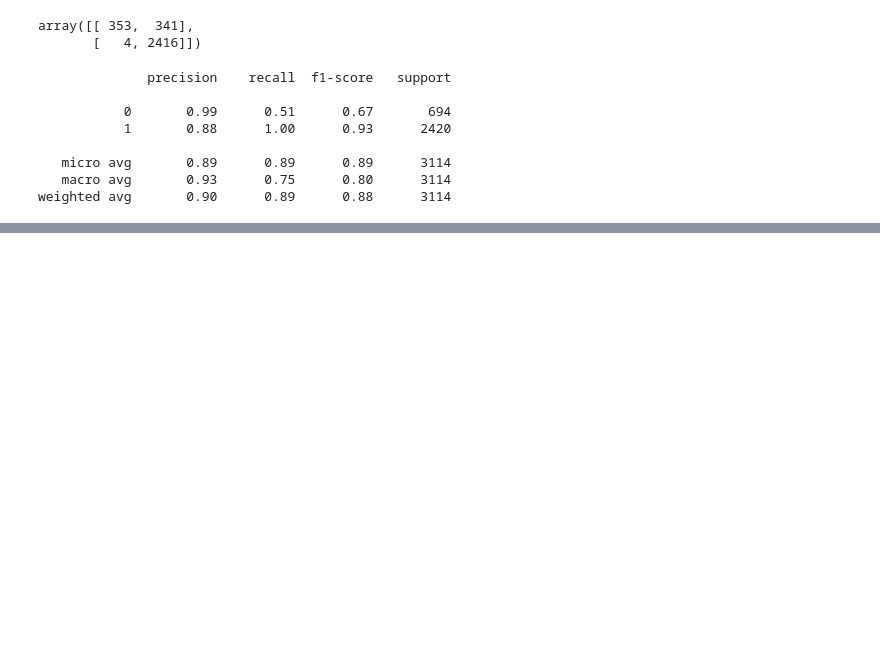
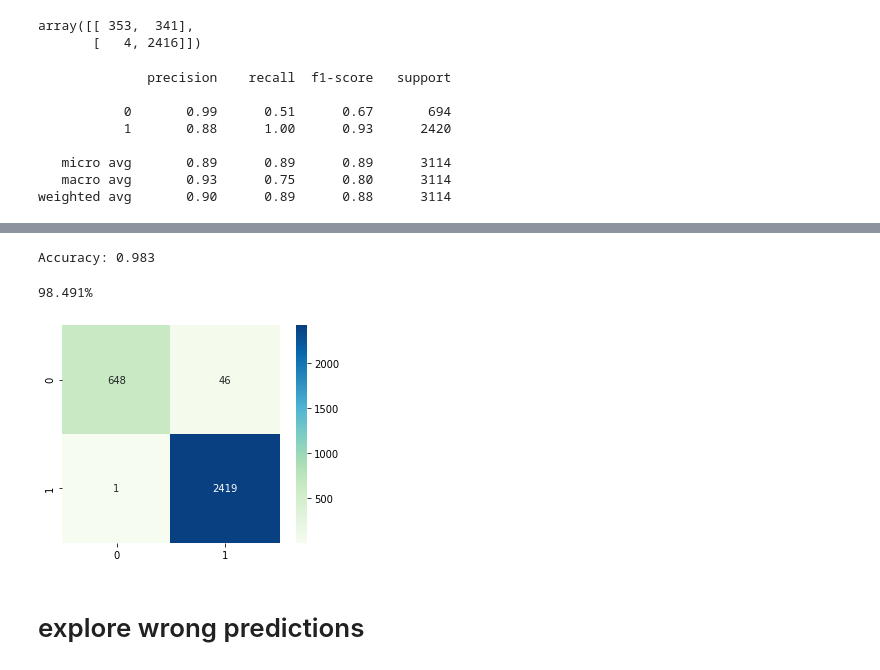
Before and after one commit to ehuang13/w210-presidential-election, a Jupyter notebook: harith/notebook/Logistic Regression POC.ipynb, the cells around one changed output, grey strips where cells are left out. Drawn from its saved outputs; the diff is of its cells as text; code cells hidden in the pictures; blank space fills up the shorter version.

Commit message:
explore wrong predictions

```diff
--- a/harith/notebook/Logistic Regression POC.ipynb
+++ b/harith/notebook/Logistic Regression POC.ipynb
@@ -201,0 +230,5 @@ Row 31 has been classified as  1 and should be  0
+# %%
+clf = GridSearchCV(logModel, param_grid = param_grid, cv = 3, verbose=True, n_jobs=-1)
+# %%
+#### warning: this will take up to 6 horus :) ##
+best_clf = clf.fit(X,y)
@@ -201,0 +249,10 @@ Row 31 has been classified as  1 and should be  0
+# %%
+print (f'Accuracy: {best_clf.score(X,y):.3f}')
+# %% [output]
+Accuracy: 0.983
+# %%
+predictions = best_clf.predict(X_test)
+# %%
+print("{:.3f}%".format( accuracy_score(y_test, predictions) * 100))
+# %% [output]
+98.491%
@@ -201,0 +263,8 @@ Row 31 has been classified as  1 and should be  0
+# %%
+matrix = confusion_matrix(y_test, predictions)
+# %%
+axes = sns.heatmap(matrix, square=True, annot=True, fmt='d', cbar=True, cmap=plt.cm.GnBu)
+# %% [output]
+[figure, added]
+# %% [markdown]
+# explore wrong predictions
```
Also changed, not shown: parts of 12 cells of this notebook.
